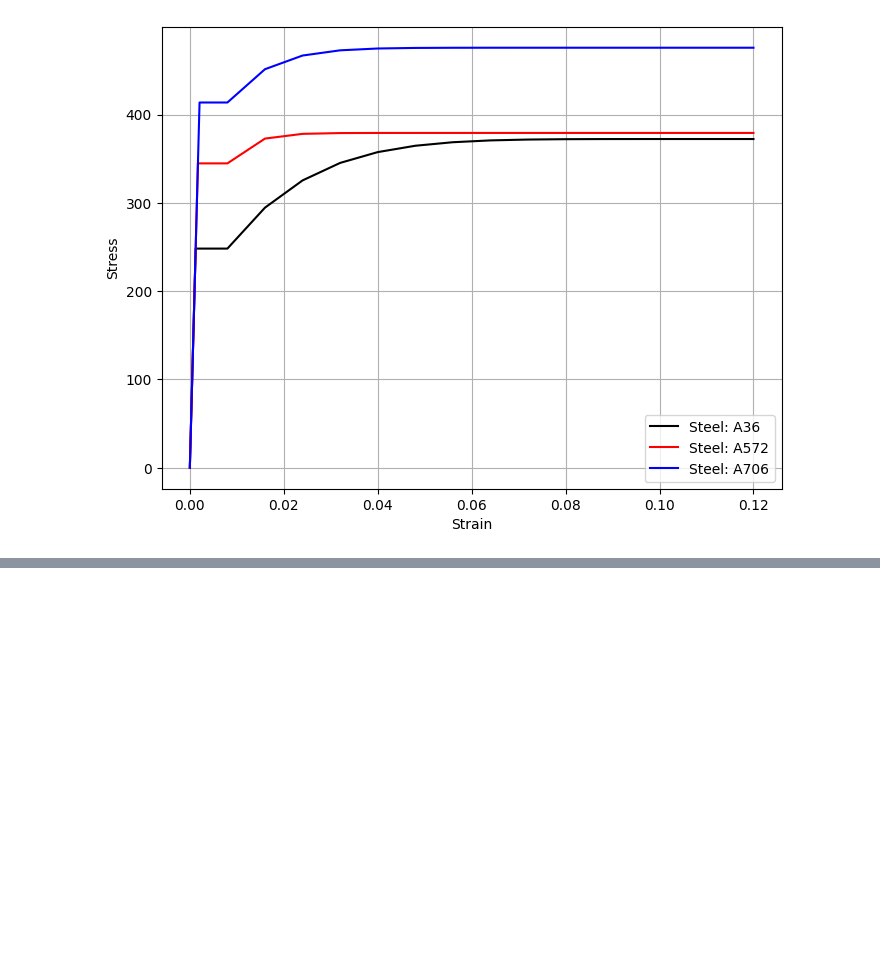
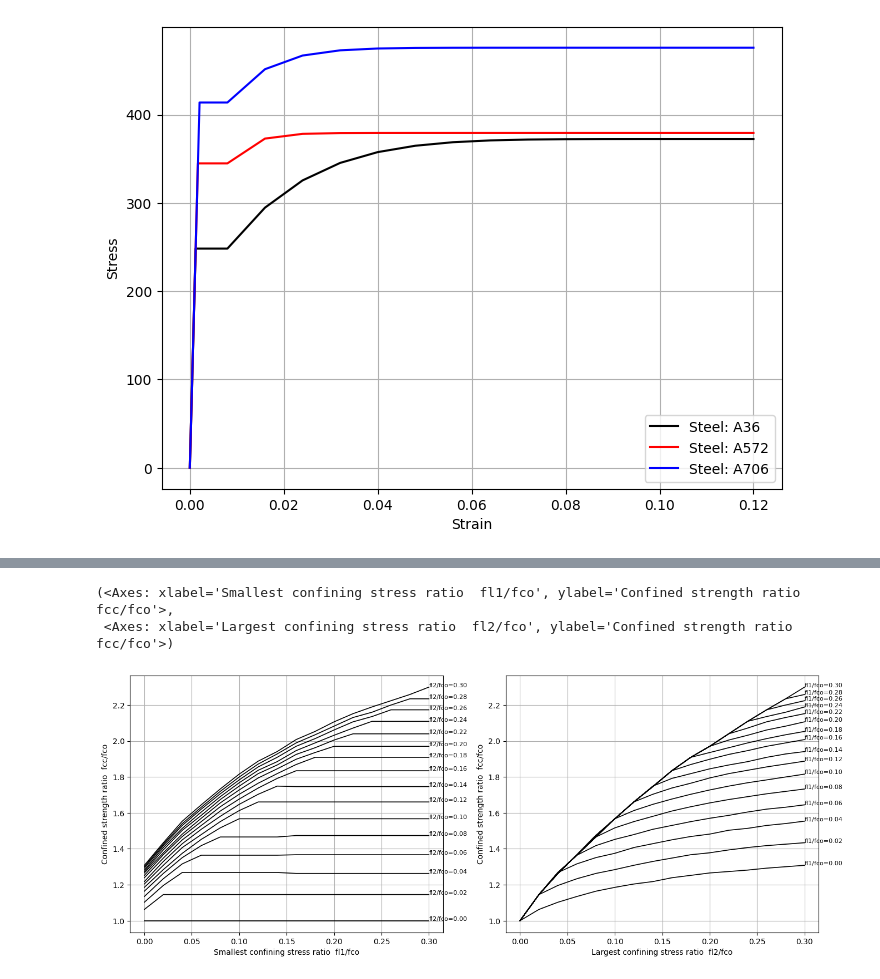
Before and after one commit to nmorabowen/ConstitutiveRelationships, a Jupyter notebook: ConstitutiveRelationships/Ejemplos/libraryExample.ipynb, the cells around one changed output, grey strips where cells are left out. Saved outputs shown, nothing was run; the diff lists cells and outputs as text; code cells hidden in the pictures; blank space fills up the shorter version.

```diff
--- a/ConstitutiveRelationships/Ejemplos/libraryExample.ipynb
+++ b/ConstitutiveRelationships/Ejemplos/libraryExample.ipynb
@@ -43,0 +114,6 @@ WindowsPath('c:/Users/nmora/Documents/GitHub/ConstitutiveRelationships/Constitut
+# %%
+fc240_CC.plot_multiaxial_strength_2d()
+# %% [output]
+(<Axes: xlabel='Smallest confining stress ratio  fl1/fco', ylabel='Confined strength ratio  fcc/fco'>,
+ <Axes: xlabel='Largest confining stress ratio  fl2/fco', ylabel='Confined strength ratio  fcc/fco'>)
+[figure, added]
```
Also changed, not shown: parts of 4 cells of this notebook, 7 other files.
